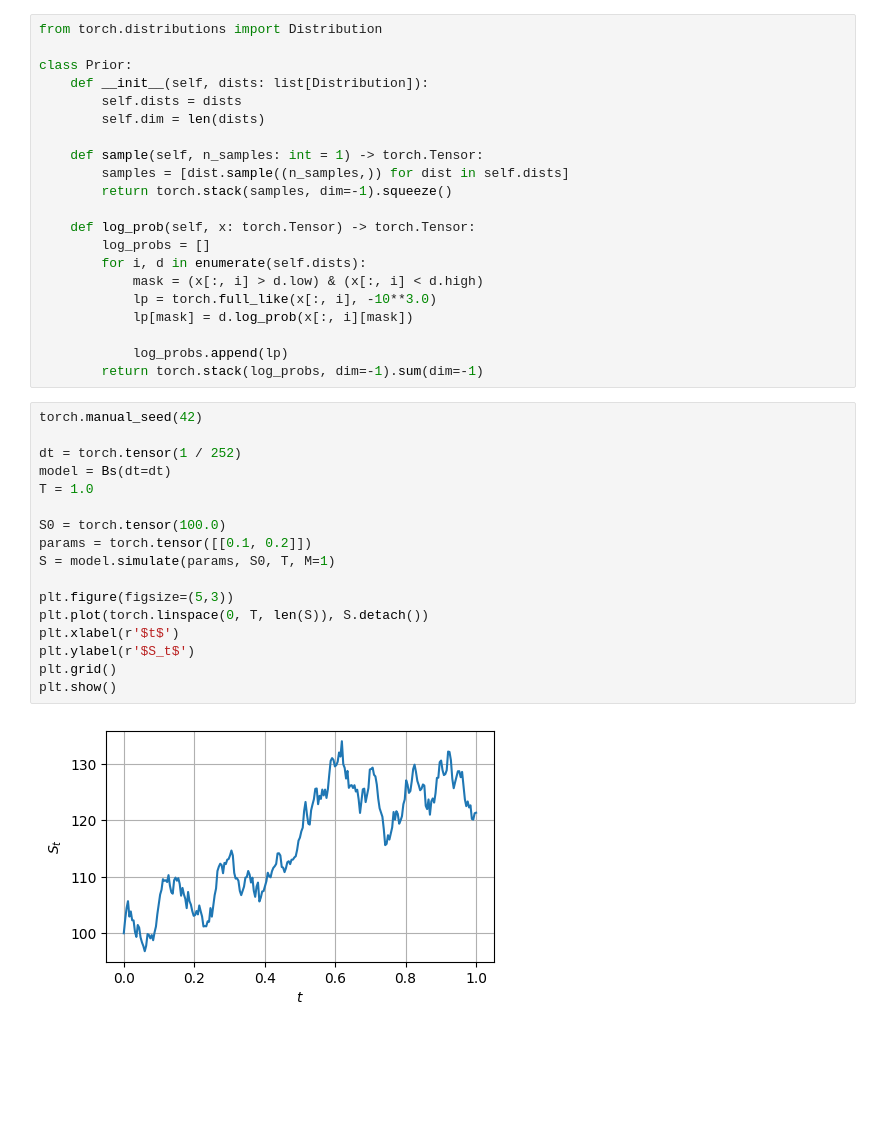
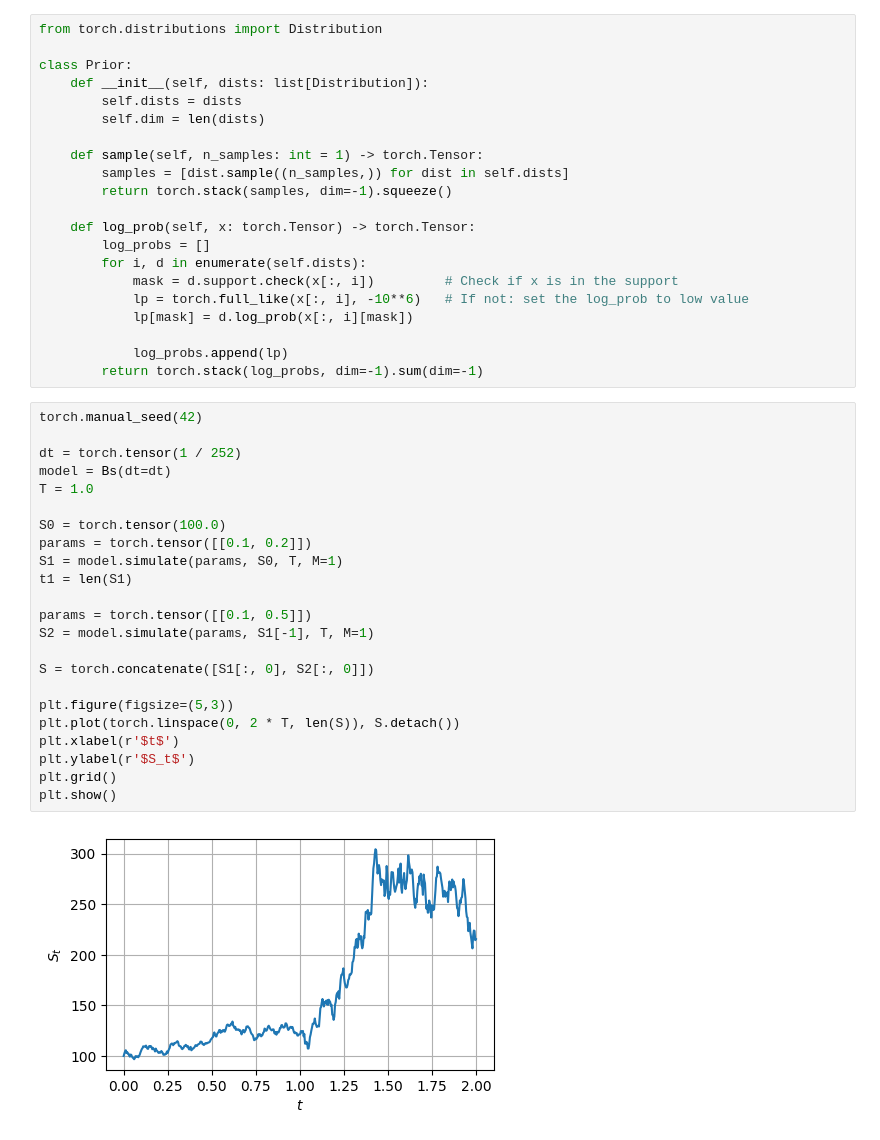
Before and after one commit to NinoCourtecuisse/MastersThesis, a Jupyter notebook: models/test.ipynb, the cells around one changed output. Saved outputs shown, nothing was run; the diff lists cells and outputs as text; blank space fills up the shorter version.

```diff
--- a/models/test.ipynb
+++ b/models/test.ipynb
@@ -22,8 +21,8 @@ class Prior:
     def log_prob(self, x: torch.Tensor) -> torch.Tensor:
         log_probs = []
         for i, d in enumerate(self.dists):
-            mask = (x[:, i] > d.low) & (x[:, i] < d.high)
-            lp = torch.full_like(x[:, i], -10**3.0)
+            mask = d.support.check(x[:, i])         # Check if x is in the support
+            lp = torch.full_like(x[:, i], -10**6)   # If not: set the log_prob to low value
             lp[mask] = d.log_prob(x[:, i][mask])
 
             log_probs.append(lp)
@@ -31,20 +30,26 @@ class Prior:
 # %%
 torch.manual_seed(42)
 
 dt = torch.tensor(1 / 252)
 model = Bs(dt=dt)
 T = 1.0
 
 S0 = torch.tensor(100.0)
 params = torch.tensor([[0.1, 0.2]])
-S = model.simulate(params, S0, T, M=1)
+S1 = model.simulate(params, S0, T, M=1)
+t1 = len(S1)
+
+params = torch.tensor([[0.1, 0.5]])
+S2 = model.simulate(params, S1[-1], T, M=1)
+
+S = torch.concatenate([S1[:, 0], S2[:, 0]])
 
 plt.figure(figsize=(5,3))
-plt.plot(torch.linspace(0, T, len(S)), S.detach())
+plt.plot(torch.linspace(0, 2 * T, len(S)), S.detach())
 plt.xlabel(r'$t$')
 plt.ylabel(r'$S_t$')
 plt.grid()
 plt.show()
 # %% [output]
-[figure, old version]
+[figure, new version]
 # %%
```
Also changed, not shown: parts of 3 cells of this notebook, 2 other files.
